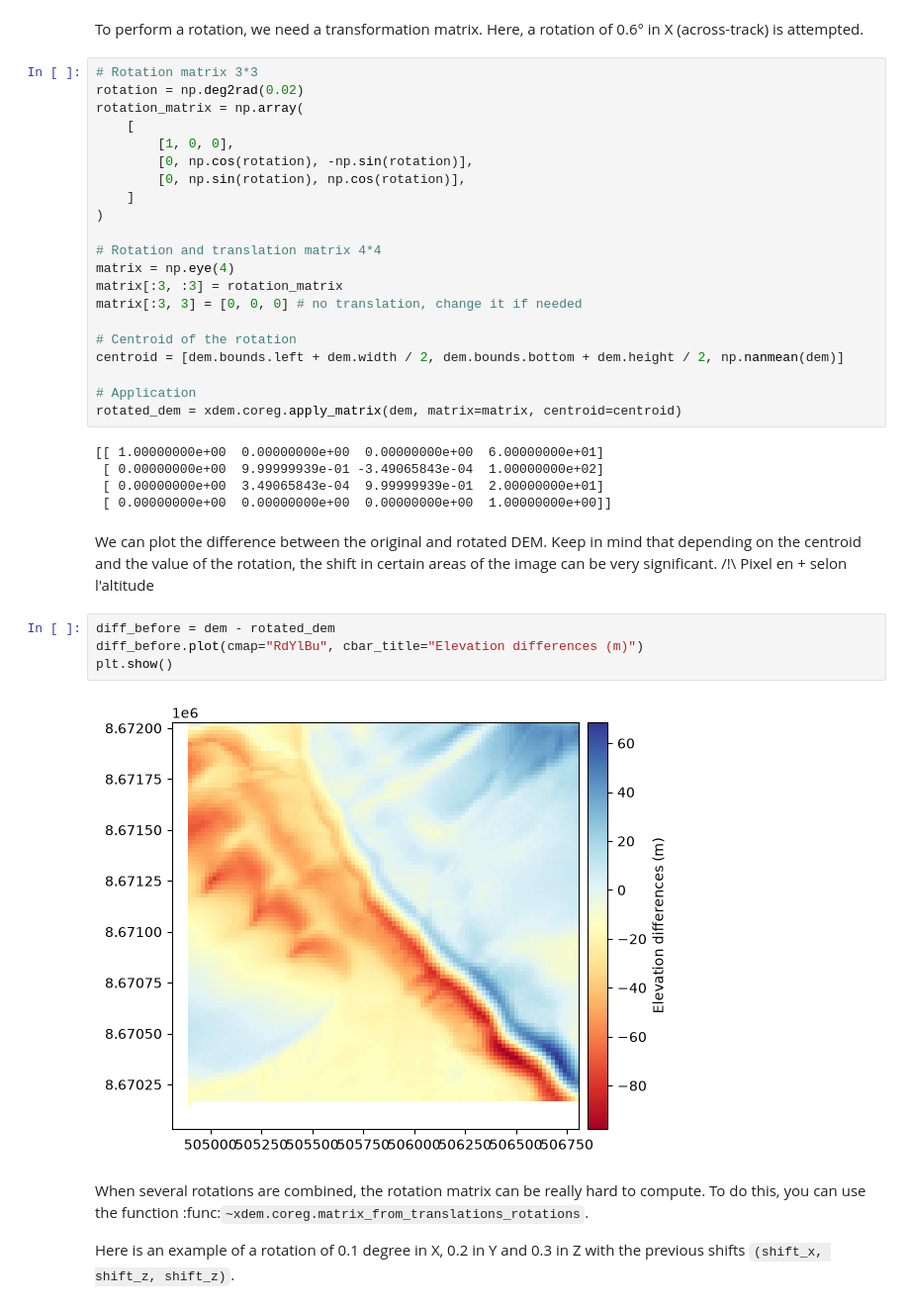
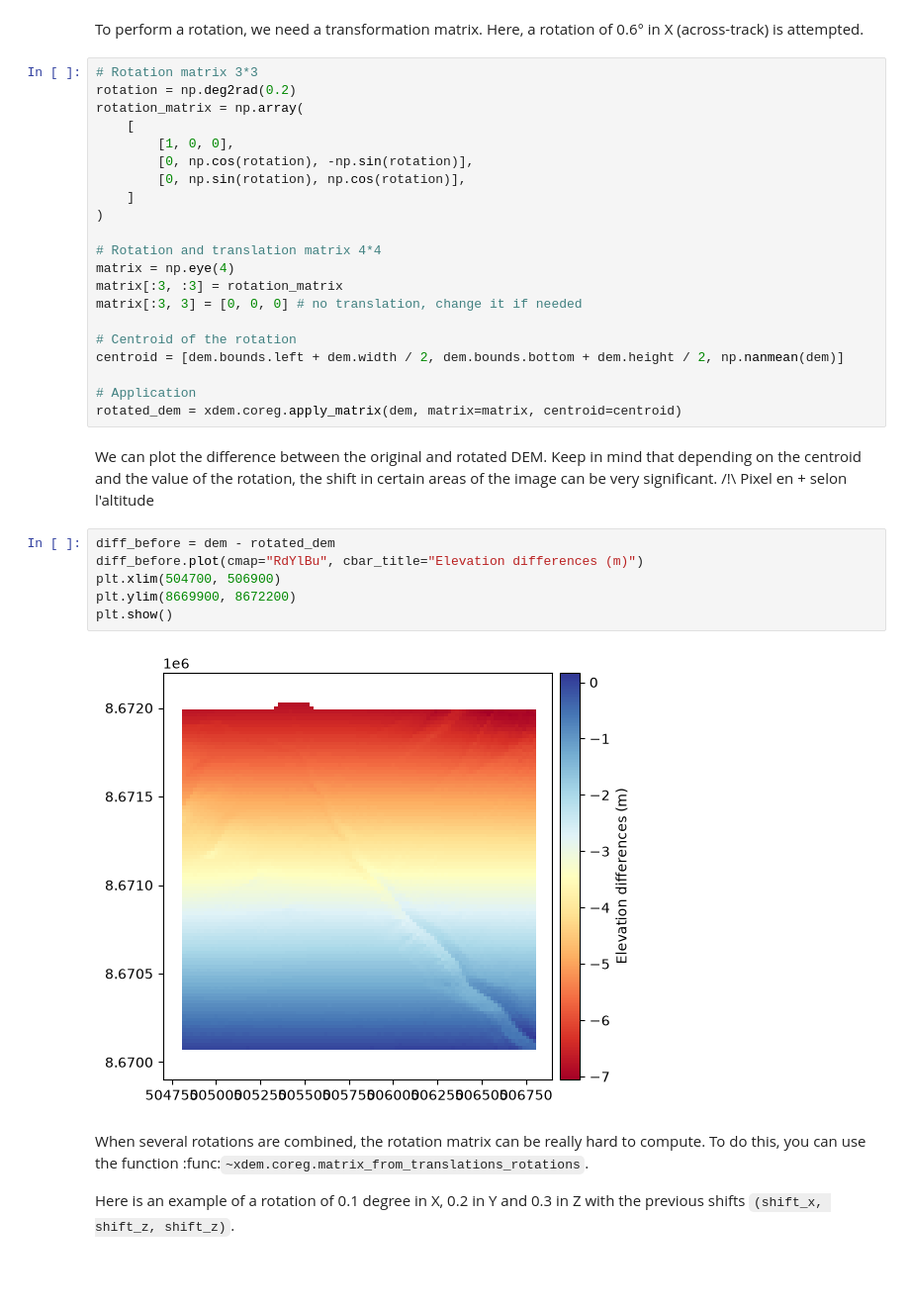
Before and after one commit to GlacioHack/xdem, a Jupyter notebook: examples/basic/plot_3d_manipulation.ipynb, the cells around one changed output. Shown at 99% size. Drawn from its saved outputs; the diff is of its cells as text; blank space fills up the shorter version.

```diff
--- a/examples/basic/plot_3d_manipulation.ipynb
+++ b/examples/basic/plot_3d_manipulation.ipynb
@@ -34,7 +36,7 @@ Here the new DEM and the footprint of the original DEM. Note that the translatio
 To perform a rotation, we need a transformation matrix. Here, a rotation of 0.6° in X (across-track) is attempted.
 # %%
 # Rotation matrix 3*3
-rotation = np.deg2rad(0.02)
+rotation = np.deg2rad(0.2)
 rotation_matrix = np.array(
     [
         [1, 0, 0],
@@ -53,19 +55,16 @@ centroid = [dem.bounds.left + dem.width / 2, dem.bounds.bottom + dem.height / 2,
 
 # Application
 rotated_dem = xdem.coreg.apply_matrix(dem, matrix=matrix, centroid=centroid)
-# %% [output]
-[[ 1.00000000e+00  0.00000000e+00  0.00000000e+00  6.00000000e+01]
- [ 0.00000000e+00  9.99999939e-01 -3.49065843e-04  1.00000000e+02]
- [ 0.00000000e+00  3.49065843e-04  9.99999939e-01  2.00000000e+01]
- [ 0.00000000e+00  0.00000000e+00  0.00000000e+00  1.00000000e+00]]
 # %% [markdown]
 We can plot the difference between the original and rotated DEM. Keep in mind that depending on the centroid and the value of the rotation, the shift in certain areas of the image can be very significant. /!\ Pixel en +  selon l'altitude
 # %%
 diff_before = dem - rotated_dem
 diff_before.plot(cmap="RdYlBu", cbar_title="Elevation differences (m)")
+plt.xlim(504700, 506900)
+plt.ylim(8669900, 8672200)
 plt.show()
 # %% [output]
-[figure, old version]
+[figure, new version]
 # %% [markdown]
 When several rotations are combined, the rotation matrix can be really hard to compute. To do this, you can use the function :func:`~xdem.coreg.matrix_from_translations_rotations`.
 
```
Also changed, not shown: parts of 2 cells of this notebook.
